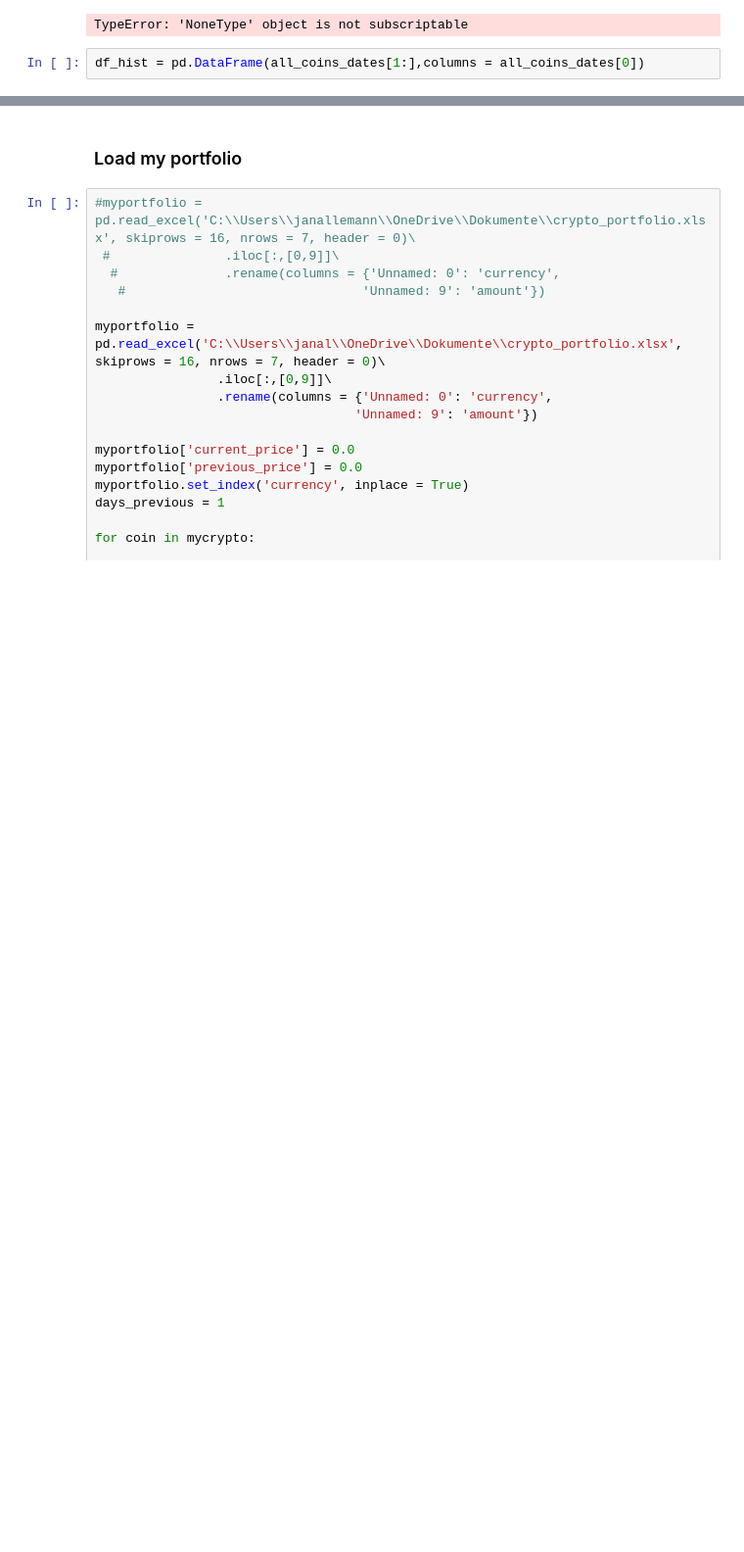
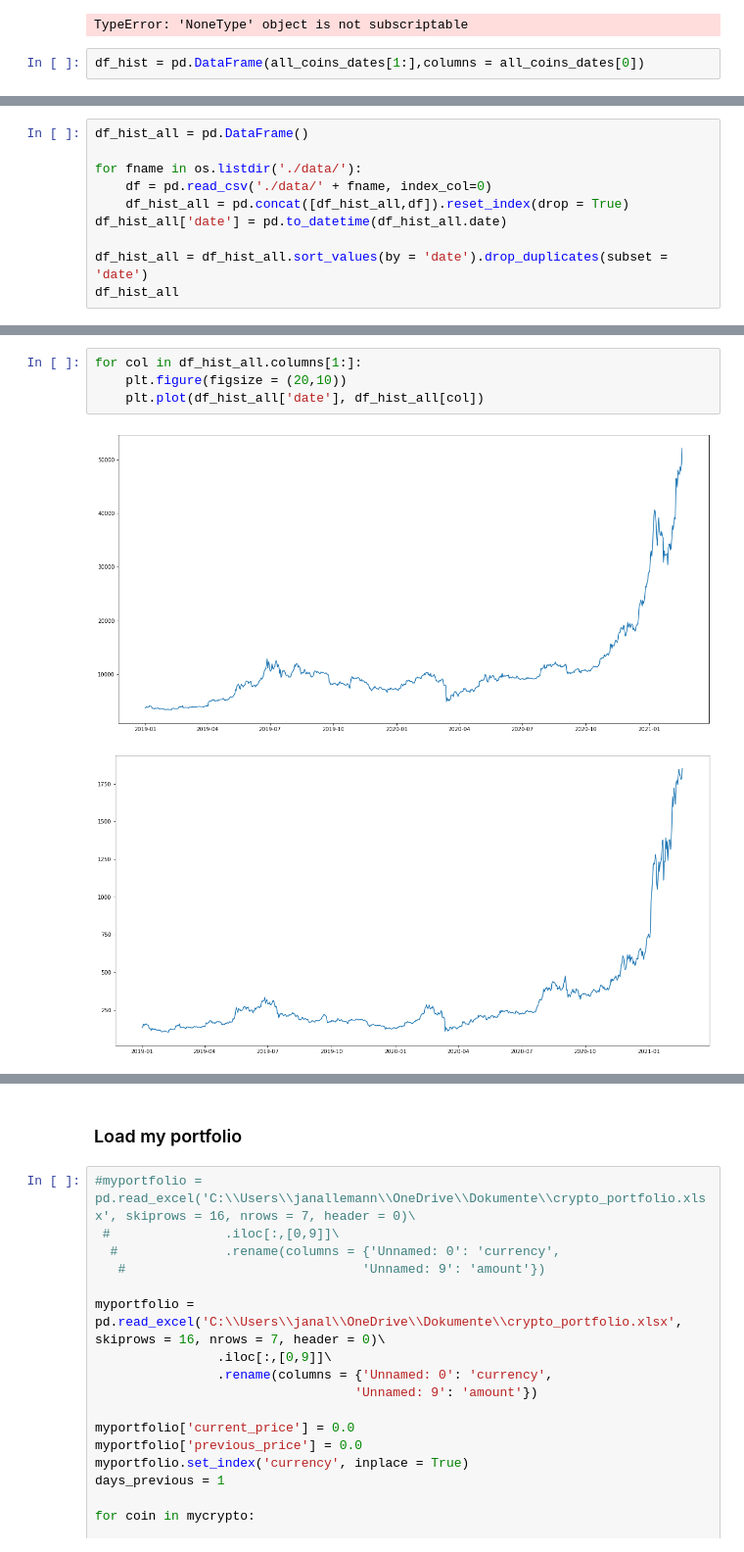
Before and after one commit to jaal5/cryptoportfolio, a Jupyter notebook: cryptocompare.ipynb, the cells around one changed output, grey strips where cells are left out. Shown: that part at 98% size. Saved outputs shown, nothing was run; the diff lists cells and outputs as text; blank space fills up the shorter version.

```diff
--- a/cryptocompare.ipynb
+++ b/cryptocompare.ipynb
@@ -70,0 +68,10 @@ df_may20_july20.to_csv('./data/jul20_.csv')
+# %%
+df_hist_all = pd.DataFrame()
+
+for fname in os.listdir('./data/'):
+    df = pd.read_csv('./data/' + fname, index_col=0)
+    df_hist_all = pd.concat([df_hist_all,df]).reset_index(drop = True)
+df_hist_all['date'] = pd.to_datetime(df_hist_all.date)
+
+df_hist_all = df_hist_all.sort_values(by = 'date').drop_duplicates(subset = 'date')
+df_hist_all
@@ -70,0 +92,7 @@ df_may20_july20.to_csv('./data/jul20_.csv')
+# %%
+for col in df_hist_all.columns[1:]:
+    plt.figure(figsize = (20,10))
+    plt.plot(df_hist_all['date'], df_hist_all[col])
+# %% [output]
+[figure, added]
+[figure, added]
```
Also changed, not shown: parts of 11 cells of this notebook, 2 other files.
